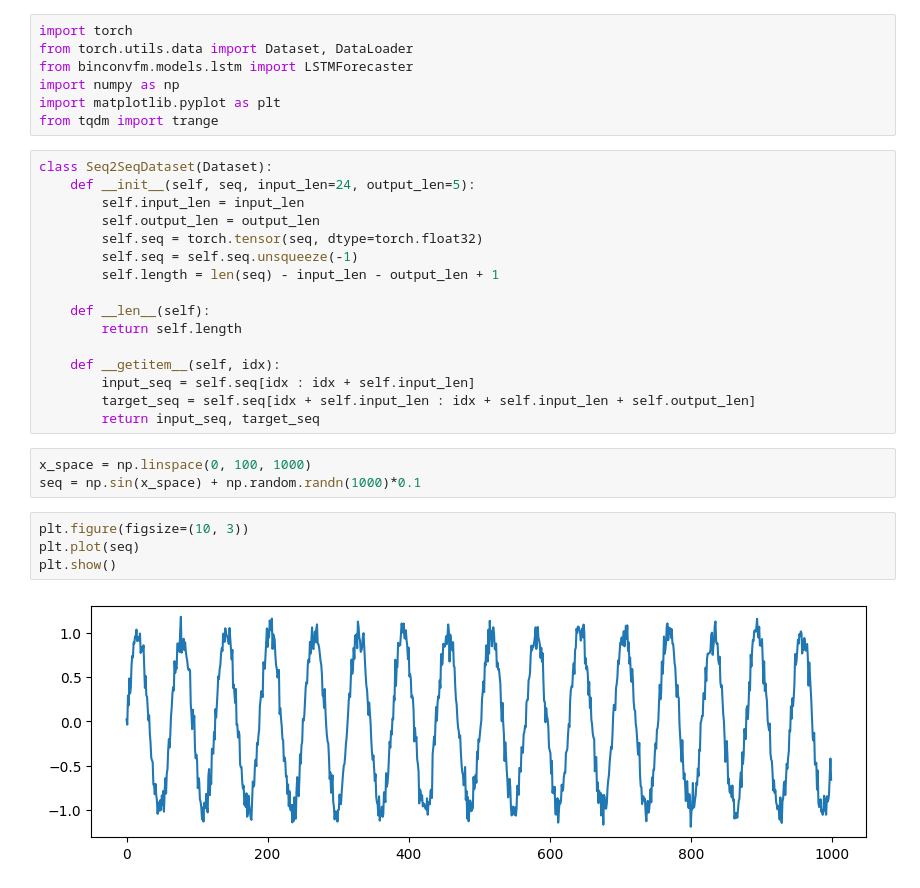
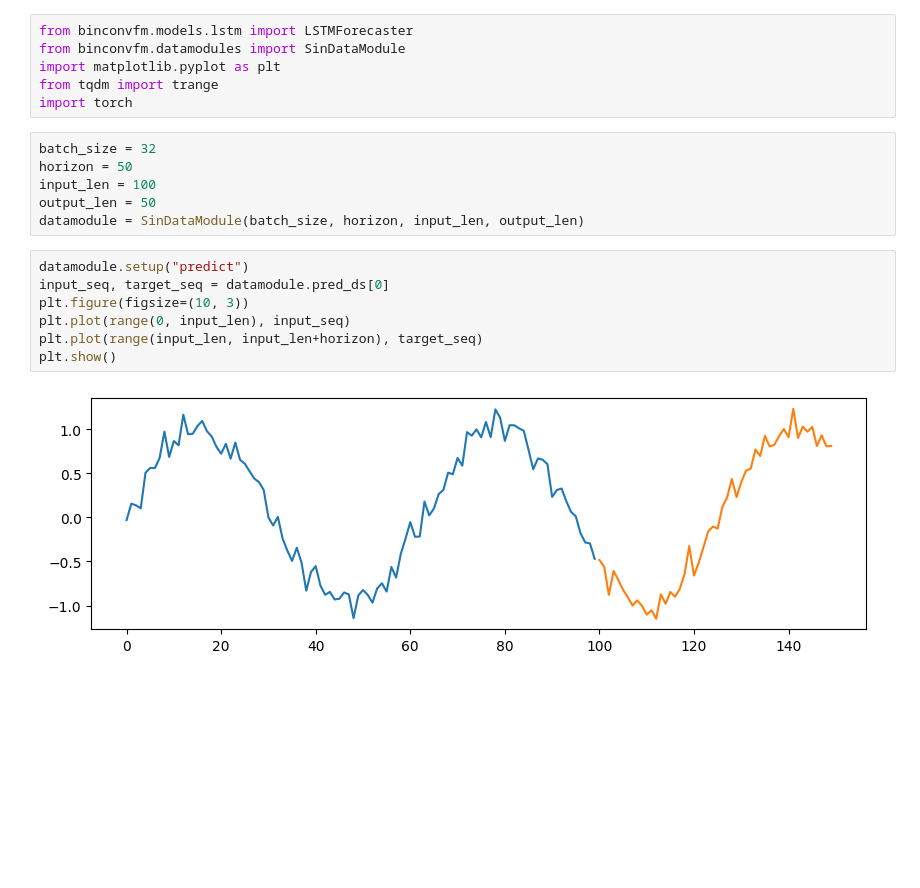
Before and after one commit to TimeBinFM/binconvfm, a Jupyter notebook: notebooks/lstm.ipynb, the cells around one changed output. Saved outputs shown, nothing was run; the diff lists cells and outputs as text; blank space fills up the shorter version.

```diff
--- a/notebooks/lstm.ipynb
+++ b/notebooks/lstm.ipynb
@@ -1,32 +1,21 @@
 # %%
-import torch
-from torch.utils.data import Dataset, DataLoader
 from binconvfm.models.lstm import LSTMForecaster
-import numpy as np
+from binconvfm.datamodules import SinDataModule
 import matplotlib.pyplot as plt
 from tqdm import trange
+import torch
-# %%
-class Seq2SeqDataset(Dataset):
-    def __init__(self, seq, input_len=24, output_len=5):
-        self.input_len = input_len
-        self.output_len = output_len
-        self.seq = torch.tensor(seq, dtype=torch.float32)
-        self.seq = self.seq.unsqueeze(-1)
-        self.length = len(seq) - input_len - output_len + 1
-
-    def __len__(self):
-        return self.length
-
-    def __getitem__(self, idx):
-        input_seq = self.seq[idx : idx + self.input_len]
-        target_seq = self.seq[idx + self.input_len : idx + self.input_len + self.output_len]
-        return input_seq, target_seq
 # %%
-x_space = np.linspace(0, 100, 1000)
-seq = np.sin(x_space) + np.random.randn(1000)*0.1
+batch_size = 32
+horizon = 50
+input_len = 100
+output_len = 50
+datamodule = SinDataModule(batch_size, horizon, input_len, output_len)
 # %%
+datamodule.setup("predict")
+input_seq, target_seq = datamodule.pred_ds[0]
 plt.figure(figsize=(10, 3))
-plt.plot(seq)
+plt.plot(range(0, input_len), input_seq)
+plt.plot(range(input_len, input_len+horizon), target_seq)
 plt.show()
 # %% [output]
-[figure, old version]
+[figure, new version]
```
Also changed, not shown: parts of 7 cells of this notebook, 7 other files.
